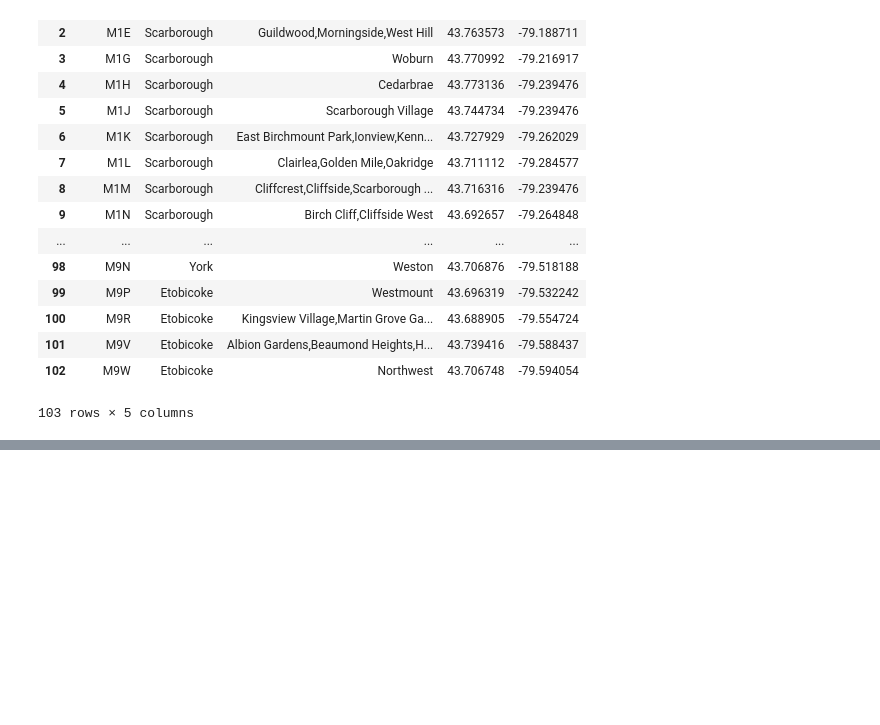
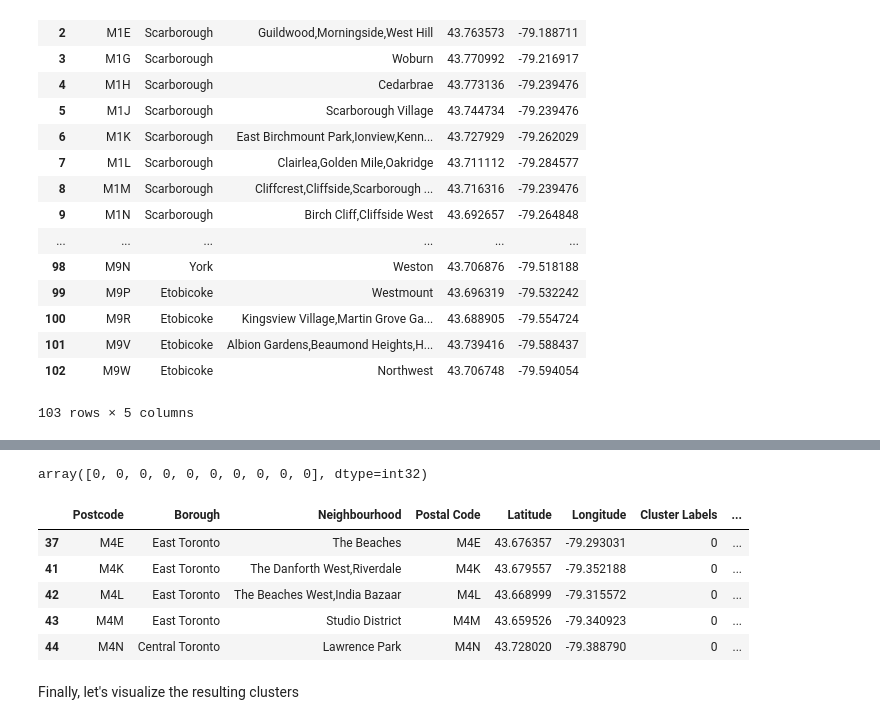
Before and after one commit to AlexLadoshkin/Coursera_Capstone, a Jupyter notebook: Notebook1.ipynb, the cells around one changed output, grey strips where cells are left out. Saved outputs shown, nothing was run; the diff lists cells and outputs as text; code cells hidden in the pictures; blank space fills up the shorter version.

```diff
--- a/Notebook1.ipynb
+++ b/Notebook1.ipynb
@@ -79,0 +381,32 @@ df.drop(['Postal Code'],axis=1)
+# %%
+# set number of clusters
+kclusters = 5
+
+torronto_grouped_clustering = toronto_grouped.drop('Neighborhood', 1)
+
+# run k-means clustering
+kmeans = KMeans(n_clusters=kclusters, random_state=0).fit(torronto_grouped_clustering)
+
+# check cluster labels generated for each row in the dataframe
+kmeans.labels_[0:10]
+# %% [output]
+array([0, 0, 0, 0, 0, 0, 0, 0, 0, 0], dtype=int32)
+# %%
+toronto_merged = df
+
+# add clustering labels
+toronto_merged['Cluster Labels'] = kmeans.labels_
+
+# merge toronto_grouped with toronto_data to add latitude/longitude for each neighborhood
+toronto_merged = toronto_merged.join(neighborhoods_venues_sorted.set_index('Neighborhood'), on='Neighbourhood')
+
+toronto_merged.head() # check the last columns!
+# %% [output]
+|  | Postcode | Borough | Neighbourhood | Postal Code | Latitude | Longitude | Cluster Labels | ... |
+| 37 | M4E | East Toronto | The Beaches | M4E | 43.676357 | -79.293031 | 0 | ... |
+| 41 | M4K | East Toronto | The Danforth West,Riverdale | M4K | 43.679557 | -79.352188 | 0 | ... |
+| 42 | M4L | East Toronto | The Beaches West,India Bazaar | M4L | 43.668999 | -79.315572 | 0 | ... |
+| 43 | M4M | East Toronto | Studio District | M4M | 43.659526 | -79.340923 | 0 | ... |
+| 44 | M4N | Central Toronto | Lawrence Park | M4N | 43.728020 | -79.388790 | 0 | ... |
+# %% [markdown]
+Finally, let's visualize the resulting clusters
```
Also changed, not shown: parts of 34 cells of this notebook.
